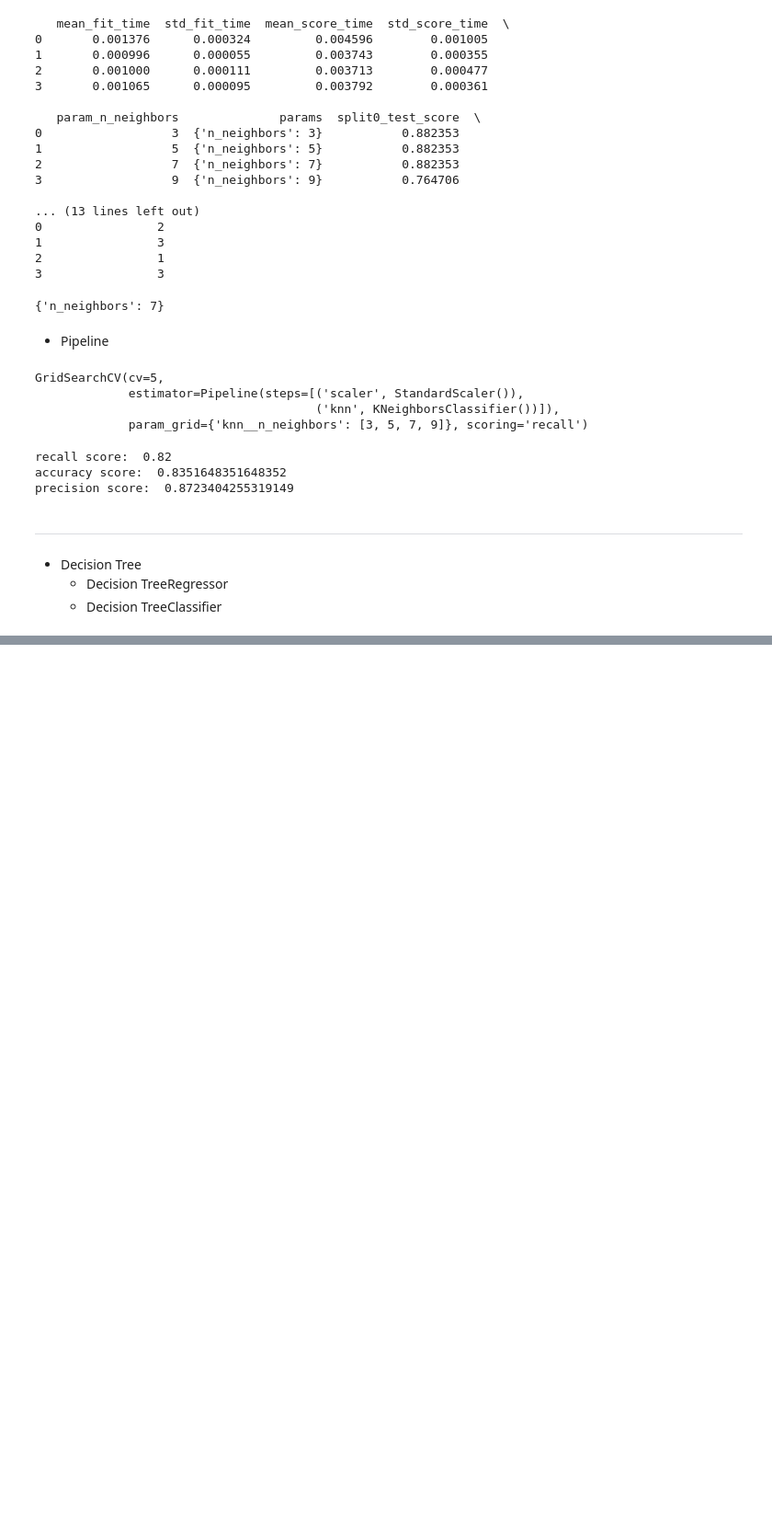
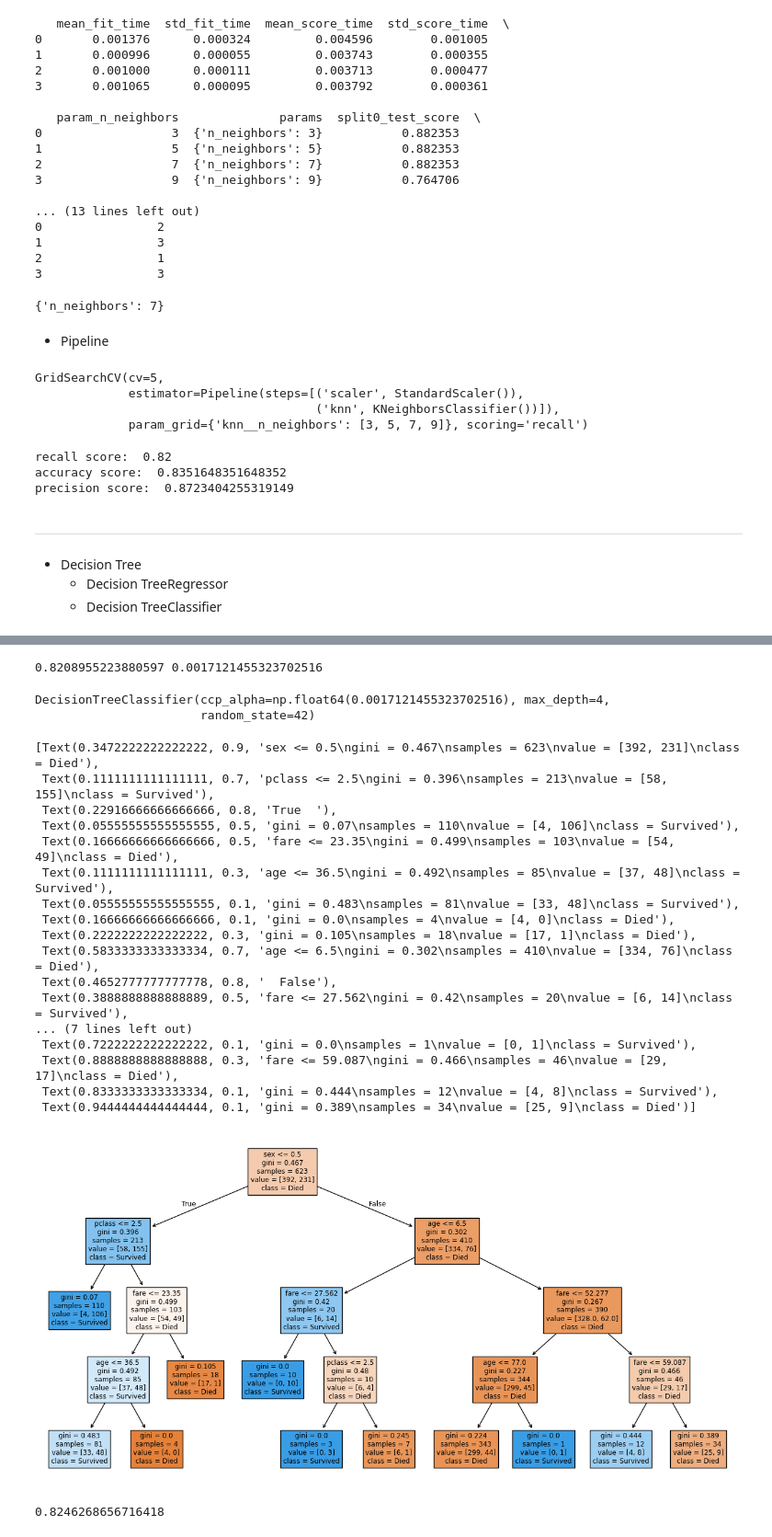
Before and after one commit to Ankit1726/AIML_Resources, a Jupyter notebook: Machine_Learning/Quick_ML.ipynb, the cells around one changed output, grey strips where cells are left out. Shown at 92% size. Drawn from its saved outputs; the diff is of its cells as text; code cells hidden in the pictures; blank space fills up the shorter version.

```diff
--- a/Machine_Learning/Quick_ML.ipynb
+++ b/Machine_Learning/Quick_ML.ipynb
@@ -887,0 +1150,7 @@ precision score:  0.8723404255319149
+# %%
+path = tree.cost_complexity_pruning_path(X_train,y_train)
+
+ccp_alphas = path.ccp_alphas
+impurities = path.impurities
+
+print(ccp_alphas)
@@ -887,0 +1169,64 @@ precision score:  0.8723404255319149
+# %%
+## Train Our Model For All Alphas
+tree = []
+for alpha in ccp_alphas:
+    model = DecisionTreeClassifier(
+        random_state=42,
+        ccp_alpha=alpha
+    )
+    model.fit(X_train, y_train)
+    tree.append((model, alpha))
+
+best_acc = 0
+best_alpha = 0
+
+for model,alpha in tree:
+     curr_acc = model.score(X_test,y_test)
+     if curr_acc > best_acc:
+          best_acc = curr_acc
+          best_alpha = alpha
+# %%
+print(best_acc,best_alpha)
+# %% [output]
+0.8208955223880597 0.0017121455323702516
+# %%
+best_model = DecisionTreeClassifier(
+     random_state=42,
+     ccp_alpha=best_alpha,
+     max_depth=4
+)
+best_model.fit(X_train,y_train)
+# %% [output]
+DecisionTreeClassifier(ccp_alpha=np.float64(0.0017121455323702516), max_depth=4,
+                       random_state=42)
+# %%
+plt.figure(figsize=(16,8))
+plot_tree(
+     best_model,
+     feature_names=X.columns,
+     class_names=["Died","Survived"],
+     filled=True
+)
+# %% [output]
+[Text(0.3472222222222222, 0.9, 'sex <= 0.5\ngini = 0.467\nsamples = 623\nvalue = [392, 231]\nclass = Died'),
+ Text(0.1111111111111111, 0.7, 'pclass <= 2.5\ngini = 0.396\nsamples = 213\nvalue = [58, 155]\nclass = Survived'),
+ Text(0.22916666666666666, 0.8, 'True  '),
+ Text(0.05555555555555555, 0.5, 'gini = 0.07\nsamples = 110\nvalue = [4, 106]\nclass = Survived'),
+ Text(0.16666666666666666, 0.5, 'fare <= 23.35\ngini = 0.499\nsamples = 103\nvalue = [54, 49]\nclass = Died'),
+ Text(0.1111111111111111, 0.3, 'age <= 36.5\ngini = 0.492\nsamples = 85\nvalue = [37, 48]\nclass = Survived'),
+ Text(0.05555555555555555, 0.1, 'gini = 0.483\nsamples = 81\nvalue = [33, 48]\nclass = Survived'),
+ Text(0.16666666666666666, 0.1, 'gini = 0.0\nsamples = 4\nvalue = [4, 0]\nclass = Died'),
+ Text(0.2222222222222222, 0.3, 'gini = 0.105\nsamples = 18\nvalue = [17, 1]\nclass = Died'),
+ Text(0.5833333333333334, 0.7, 'age <= 6.5\ngini = 0.302\nsamples = 410\nvalue = [334, 76]\nclass = Died'),
+ Text(0.4652777777777778, 0.8, '  False'),
+ Text(0.3888888888888889, 0.5, 'fare <= 27.562\ngini = 0.42\nsamples = 20\nvalue = [6, 14]\nclass = Survived'),
+... (7 lines left out)
+ Text(0.7222222222222222, 0.1, 'gini = 0.0\nsamples = 1\nvalue = [0, 1]\nclass = Survived'),
+ Text(0.8888888888888888, 0.3, 'fare <= 59.087\ngini = 0.466\nsamples = 46\nvalue = [29, 17]\nclass = Died'),
+ Text(0.8333333333333334, 0.1, 'gini = 0.444\nsamples = 12\nvalue = [4, 8]\nclass = Survived'),
+ Text(0.9444444444444444, 0.1, 'gini = 0.389\nsamples = 34\nvalue = [25, 9]\nclass = Died')]
+[figure, added]
+# %%
+print(best_model.score(X_test,y_test))
+# %% [output]
+0.8246268656716418
```
Also changed, not shown: parts of 48 cells of this notebook, 1 other file.
